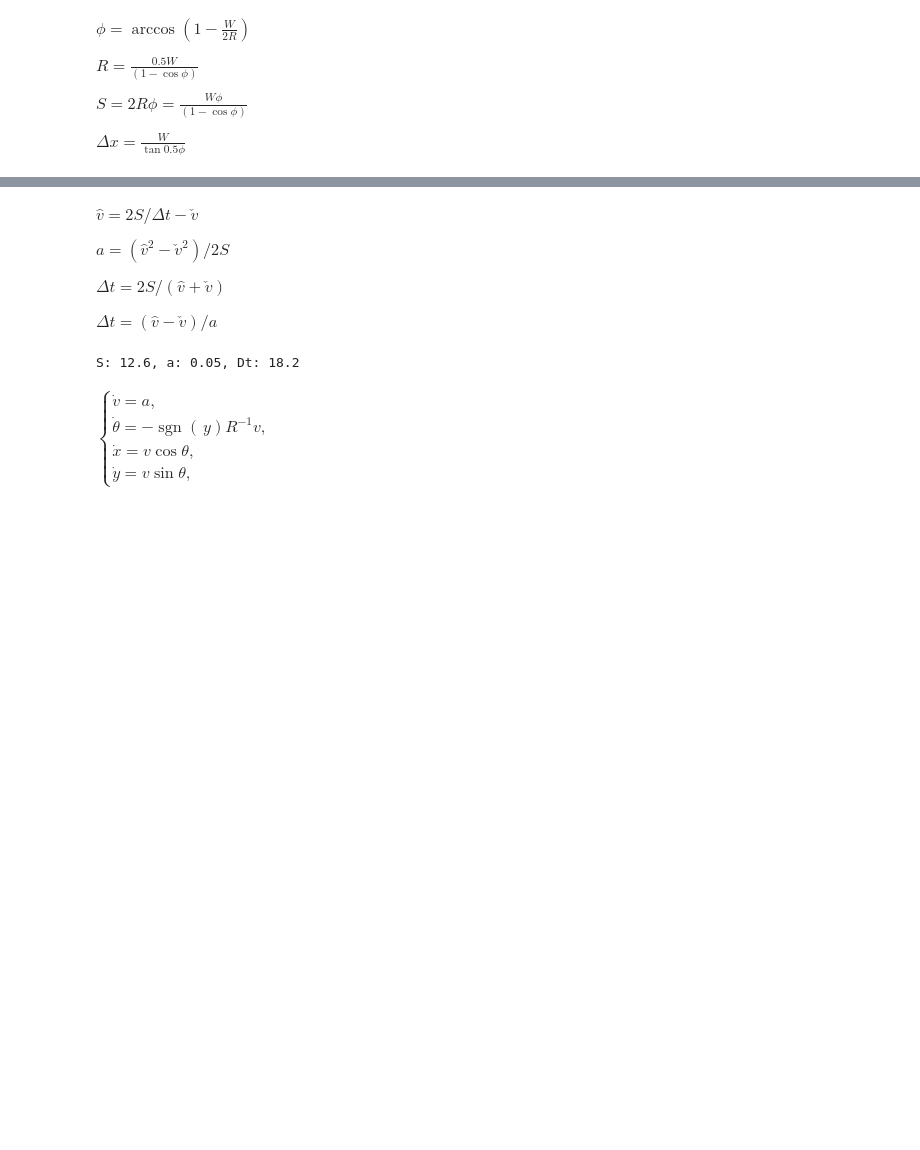
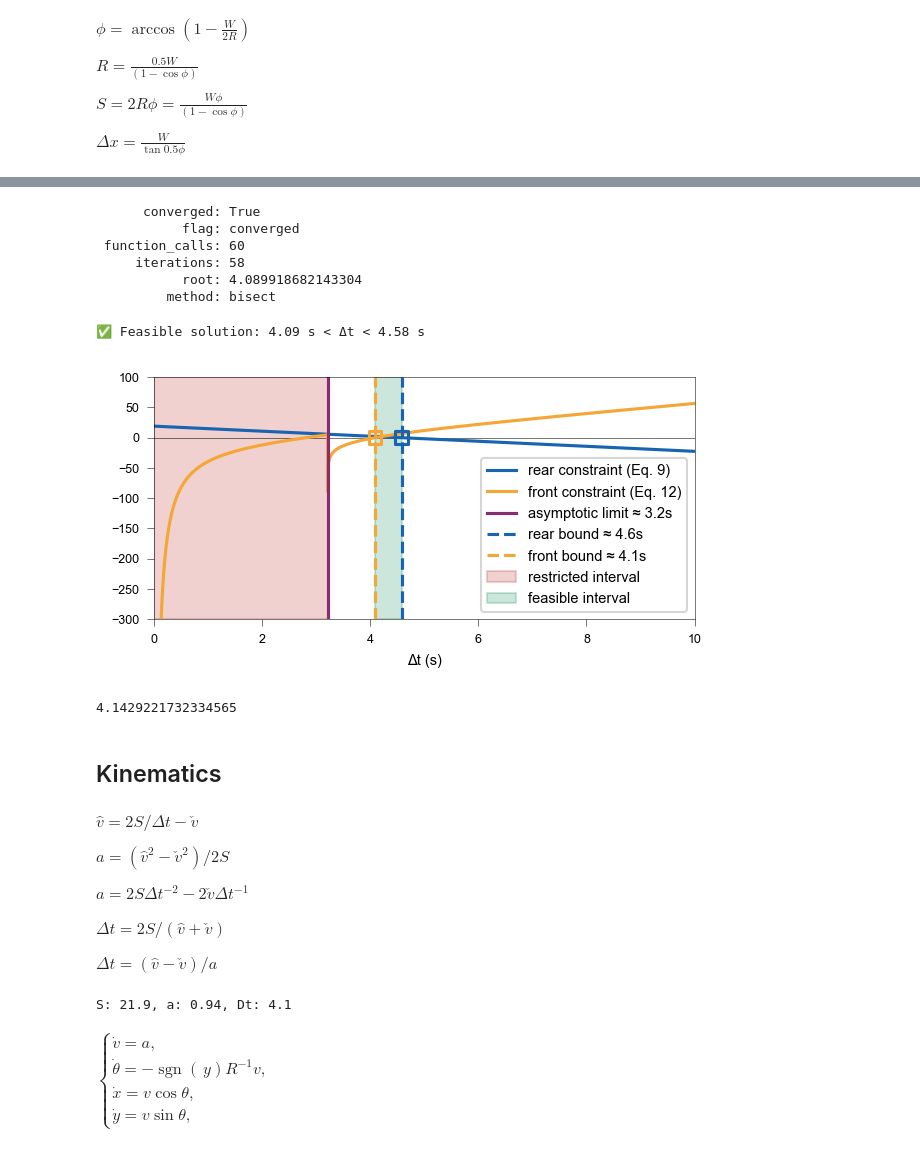
Before and after one commit to EPFL-ENAC/LUTS-pneuma-simulator, a Jupyter notebook: notebooks/discrete.ipynb, the cells around one changed output, grey strips where cells are left out. Drawn from its saved outputs; the diff is of its cells as text; code cells hidden in the pictures; blank space fills up the shorter version.

```diff
--- a/notebooks/discrete.ipynb
+++ b/notebooks/discrete.ipynb
@@ -262,0 +310,16 @@ gamma: 16.8
+# %%
+# --- Feasible scenario parameters ---
+params_rear = {
+    "x_f": -5.0,  # follower further behind
+    "v_f": 15.0 / factor,  # slower follower
+    "lam_f": c_lam[1],
+    "v0_f": c_v0[1],
+    "s0_f": c_s0[1],
+}
+params_front = {
+    "x_l": 10.0,  # leader further ahead
+    "v_l": 28.0 / factor,  # leader speed
+    "lam_a": c_lam[1],
+    "v0_a": c_v0[1],
+    "s0_a": c_s0[1],
+}
@@ -262,0 +355,49 @@ gamma: 16.8
+# %%
+solution
+# %% [output]
+      converged: True
+           flag: converged
+ function_calls: 60
+     iterations: 58
+           root: 4.089918682143304
+         method: bisect
+# %%
+%matplotlib inline
+fig, ax = plt.subplots(figsize=(10 * cm, 5 * cm), dpi=150)
+# Check feasibility
+if dt_front and dt_rear and dt_front < dt_rear:
+    times = np.linspace(0, 10, 10000)
+    fvals_front = [f_eq12(t, **params_front) for t in times]
+    fvals_rear = [f_eq9(t, **params_rear) for t in times]
+    plt.axhline(0, color="k", linestyle="-", linewidth=.25)
+    plt.plot(times, fvals_rear, label="rear constraint (Eq. 9)", color=dark_blue)
+    plt.plot(times, fvals_front, label="front constraint (Eq. 12)", color=orange)
+    # Mark solution points
+    plt.axvline(dt_0, color=dark_purple, linestyle="-", label=f"asymptotic limit ≈ {dt_0:.1f}s")
+    plt.axvline(dt_rear, color=dark_blue, linestyle="--", label=f"rear bound ≈ {dt_rear:.1f}s")
+    plt.scatter([dt_rear], [f_eq9(dt_rear, **params_rear)], marker="s",lw=1.5,fc='none',color=dark_blue, zorder=5)
+    plt.axvline(dt_front, color=orange, linestyle="--", label=f"front bound ≈ {dt_front:.1f}s")
+    plt.scatter([dt_front], [f_eq12(dt_front, **params_front)], marker="s",lw=1.5,fc='none', color=orange, zorder=5)
+    # Shade restricted interval
+    plt.axvspan(0, dt_0, color=RAL_3020, alpha=0.2, label="restricted interval")
+    # Shade feasible interval
+    plt.axvspan(dt_front, dt_rear, color=RAL_6024, alpha=0.2, label="feasible interval")
+    plt.xlabel("Δt (s)")
+    plt.legend()
+    plt.xlim(0, 10)
+    plt.ylim(-300, 100)
+    fig.tight_layout(pad=0)
+    plt.savefig("./output/sketches/lc_window.pdf", format="pdf", transparent=True)
+    print(f"✅ Feasible solution: {dt_front:.2f} s < Δt < {dt_rear:.2f} s")
+else:
+    print(dt_front,dt_rear)
+    print("❌ No feasible solution in this scenario.")
+# %% [output]
+✅ Feasible solution: 4.09 s < Δt < 4.58 s
+[figure, added]
+# %%
+# Time duration of maneuver
+Dt = rng.uniform(low=dt_front, high=dt_rear)
+Dt
+# %% [output]
+4.1429221732334565
@@ -263,19 +416,24 @@ gamma: 16.8
+# %% [markdown]
+## Kinematics
 # %% [markdown]
 $\hat{v} = 2S /\Delta t-\check{v}$
 
 $a = \left(\hat{v}^2-\check{v}^2\right)/2S$
 
+$a =2S\Delta t^{-2}-2\check v\Delta t^{-1}$
+
 $\Delta t = 2S/\left(\hat{v} + \check{v}\right)$
 
 $\Delta t = \left(\hat{v} - \check{v}\right) / a$
 # %%
 # Constant acceleration
 a = (v_hat**2 - v_check**2) / (2 * S)
+a = 2 * S / Dt**2 - 2 * v_check / Dt
 # Time duration of maneuver
-Dt = 2 * S / (v_hat + v_check)
+# Dt = 2 * S / (v_hat + v_check)
 print(f"S: {round(S,1)}, a: {round(a,2)}, Dt: {round(Dt,1)}")
 # %% [output]
-S: 12.6, a: 0.05, Dt: 18.2
+S: 21.9, a: 0.94, Dt: 4.1
 # %% [markdown]
 $
 \begin{cases}
```
Also changed, not shown: parts of 23 cells of this notebook.
